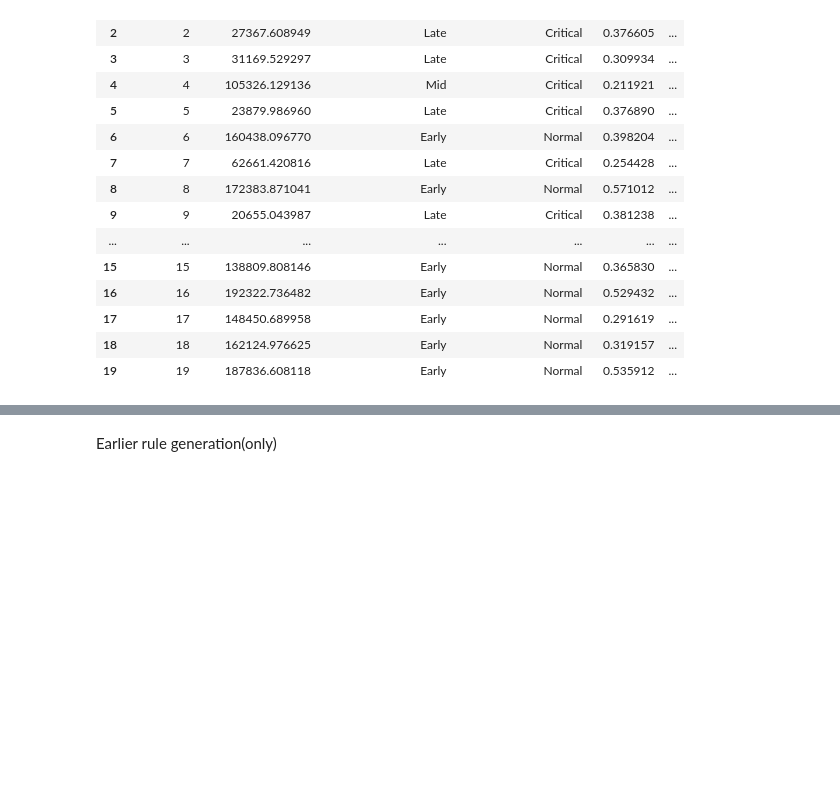
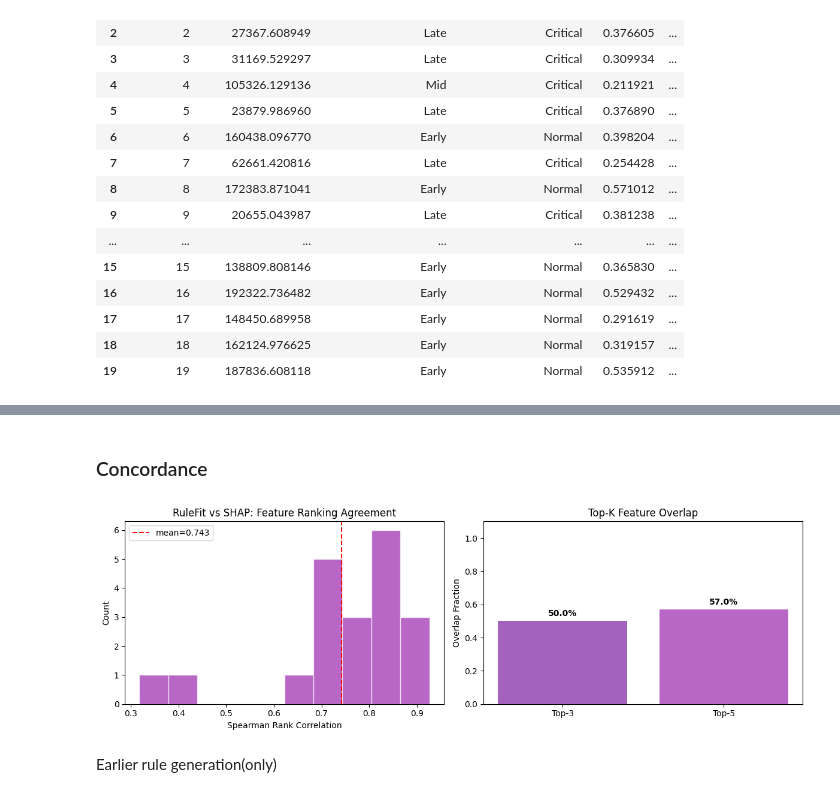
Before and after one commit to XAI-IITG/CFRP_Composit_Materials_Analysis, a Jupyter notebook: notebooks/kg_xai_system.ipynb, the cells around one changed output, grey strips where cells are left out. Drawn from its saved outputs; the diff is of its cells as text; code cells hidden in the pictures; blank space fills up the shorter version.

```diff
--- a/notebooks/kg_xai_system.ipynb
+++ b/notebooks/kg_xai_system.ipynb
@@ -1079,3 +1256,36 @@ rmse: 33022.7335
+# %% [markdown]
+### Concordance
+# %%
+if "concordance" in results:
+    conc_df = results["concordance"]["details"]
+
+    fig, axes = plt.subplots(1, 2, figsize=(12, 4))
+
+    ax = axes[0]
+    ax.hist(conc_df["spearman"], bins=10, color="#9C27B0", alpha=0.7, edgecolor="white")
+    ax.axvline(conc_df["spearman"].mean(), color="red", linestyle="--", label=f"mean={conc_df['spearman'].mean():.3f}")
+    ax.set_xlabel("Spearman Rank Correlation")
+    ax.set_ylabel("Count")
+    ax.set_title("RuleFit vs SHAP: Feature Ranking Agreement")
+    ax.legend()
+
+    ax = axes[1]
+    ax.bar(["Top-3", "Top-5"],
+           [conc_df["top3_overlap"].mean(), conc_df["top5_overlap"].mean()],
+           color=["#7B1FA2", "#9C27B0"], alpha=0.7)
+    ax.set_ylabel("Overlap Fraction")
+    ax.set_title("Top-K Feature Overlap")
+    ax.set_ylim(0, 1.1)
+    for i, v in enumerate([conc_df["top3_overlap"].mean(), conc_df["top5_overlap"].mean()]):
+        ax.text(i, v + 0.03, f"{v:.1%}", ha="center", fontweight="bold")
+
+    plt.tight_layout()
+    plt.savefig("../outputs/concordance_benchmark.png", dpi=150, bbox_inches="tight")
+    plt.show()
+else:
+    print("Concordance not computed (SHAP explainer was not provided).")
+# %% [output]
+[figure, added]
 # %% [markdown]
 Earlier rule generation(only)
 # %%
```
Also changed, not shown: parts of 13 cells of this notebook, 5 other files.
